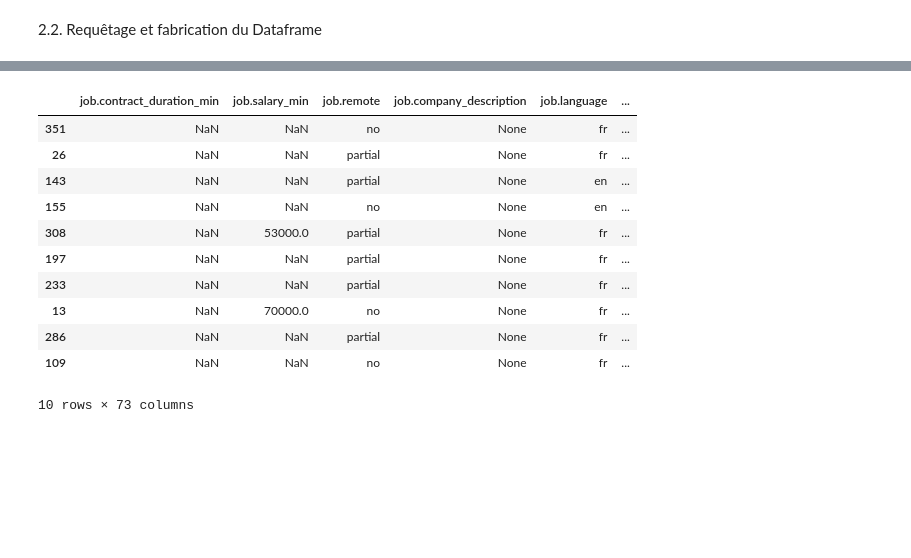
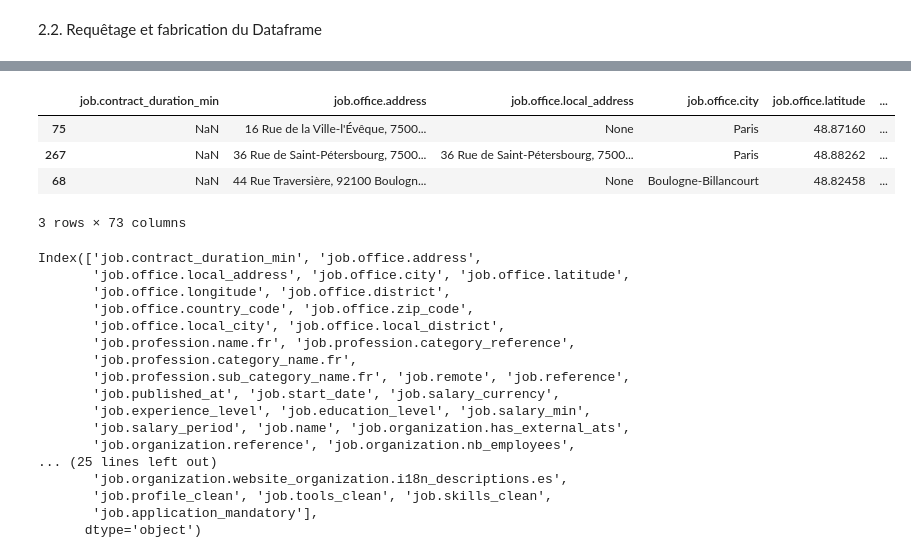
Before and after one commit to bibilearnPython/P3, a Jupyter notebook: marie/wtj_scrapping_clean.ipynb, the cells around one changed output, grey strips where cells are left out. Saved outputs shown, nothing was run; the diff lists cells and outputs as text; code cells hidden in the pictures; blank space fills up the shorter version.

```diff
--- a/marie/wtj_scrapping_clean.ipynb
+++ b/marie/wtj_scrapping_clean.ipynb
@@ -81,13 +110,13 @@ service = Service(executable_path = 'chromedriver.exe')
 driver = webdriver.Chrome(service=service)                                      # je définis mon driver
 driver.get("https://www.welcometothejungle.com/fr")                                                         # et je l'envoie sur la page d'accueil
 
-wait = WebDriverWait(driver, 8)                                                 # je laisse le temps à la page de se charger
+wait = WebDriverWait(driver, 15)                                                 # je laisse le temps à la page de se charger
 
 input_element = driver.find_element(By.ID,"search-query-field")                 # je sélectionne la barre de recherche
 input_element.clear()                                                           # je la vide au cas où elle est pré-remplie
 input_element.send_keys("Data analyst" + Keys.ENTER)                            # j'écris dans la barre de recherche
 
-random_delay()                                                                  # je laisse le temps à la page de charger
+random_delay()                                                                     # je laisse le temps à la page de charger
 
 ## 2. je vais chercher les url de pagination ######################################################################################
 page_source = driver.page_source                                   # je vais chercher la page avec mon driver
@@ -280,5 +297,7 @@ df_jobs_temp = df_jraw.drop(columns=["job.urls",
                                    'job.featured_page.slug',
                                    'job.cta_content.links',
                                    'job.cta_content.contents',
+                                   'job.organization.website_organization.i18n_descriptions.en',
+                                   'job.organization.website_organization.i18n_descriptions.es'
                                    ]
                                    )
@@ -288,6 +405,13 @@ df_jobs_temp = df_jraw.drop(columns=["job.urls",
 # html cleaner
 ### faire un if none pass sinon
 df_jobs_temp[["job.organization.description_clean","job.profile_clean"]] = df_jobs_temp[["job.organization.description","job.profile"]].map(remove_html_tags).copy()
+
+# level bins cleaner
+df_jobs_temp["job.experience_level_clean"] = df_jobs_temp["job.experience_level"].astype(str).apply(lambda x: experience_replace(x))
+df_jobs_temp["job.education_level_clean"] = df_jobs_temp["job.education_level"].astype(str).apply(lambda x: experience_replace(x))
+
+# date convertor
+df_jobs_temp['job.organization.creation_year_date'] = df_jobs_temp['job.organization.creation_year'].apply(convert_date)
 
 # tools extractor
 df_jobs_temp["job.tools_clean"] = df_jobs_temp["job.tools"].apply(jtools_extractor)
@@ -300,3 +446,3 @@ df_jobs_temp["job.application_mandatory"] = df_jobs_temp["job.application_fields
 # %%
 # 4.3 puis je drop les colonnes que j'ai nettoyé
-df_jobs = df_jobs_temp.drop(columns=["job.skills", "job.tools", "job.application_fields", "job.profile","job.organization.description_clean"])
+df_jobs = df_jobs_temp.drop(columns=["job.skills", "job.tools", "job.application_fields", "job.profile","job.organization.description_clean", "job.organization.creation_year"])
@@ -305,15 +467,28 @@ df_jobs.to_csv('wttj-1106.csv', index=False)
 # %%
-df_jobs.sample(10)
+df_jobs.sample(3)
 # %% [output]
-|  | job.contract_duration_min | job.salary_min | job.remote | job.company_description | job.language | ... |
-| 351 | NaN | NaN | no | None | fr | ... |
-| 26 | NaN | NaN | partial | None | fr | ... |
-| 143 | NaN | NaN | partial | None | en | ... |
-| 155 | NaN | NaN | no | None | en | ... |
-| 308 | NaN | 53000.0 | partial | None | fr | ... |
-| 197 | NaN | NaN | partial | None | fr | ... |
-| 233 | NaN | NaN | partial | None | fr | ... |
-| 13 | NaN | 70000.0 | no | None | fr | ... |
-| 286 | NaN | NaN | partial | None | fr | ... |
-| 109 | NaN | NaN | no | None | fr | ... |
+|  | job.contract_duration_min | job.office.address | job.office.local_address | job.office.city | job.office.latitude | ... |
+| 75 | NaN | 16 Rue de la Ville-l'Évêque, 7500... | None | Paris | 48.87160 | ... |
+| 267 | NaN | 36 Rue de Saint-Pétersbourg, 7500... | 36 Rue de Saint-Pétersbourg, 7500... | Paris | 48.88262 | ... |
+| 68 | NaN | 44 Rue Traversière, 92100 Boulogn... | None | Boulogne-Billancourt | 48.82458 | ... |
-10 rows × 73 columns
+3 rows × 73 columns
+# %%
+df_jobs.columns
+# %% [output]
+Index(['job.contract_duration_min', 'job.office.address',
+       'job.office.local_address', 'job.office.city', 'job.office.latitude',
+       'job.office.longitude', 'job.office.district',
+       'job.office.country_code', 'job.office.zip_code',
+       'job.office.local_city', 'job.office.local_district',
+       'job.profession.name.fr', 'job.profession.category_reference',
+       'job.profession.category_name.fr',
+       'job.profession.sub_category_name.fr', 'job.remote', 'job.reference',
+       'job.published_at', 'job.start_date', 'job.salary_currency',
+       'job.experience_level', 'job.education_level', 'job.salary_min',
+       'job.salary_period', 'job.name', 'job.organization.has_external_ats',
+       'job.organization.reference', 'job.organization.nb_employees',
+... (25 lines left out)
+       'job.organization.website_organization.i18n_descriptions.es',
+       'job.profile_clean', 'job.tools_clean', 'job.skills_clean',
+       'job.application_mandatory'],
+      dtype='object')
```
Also changed, not shown: parts of 16 cells of this notebook, 7 other files.
